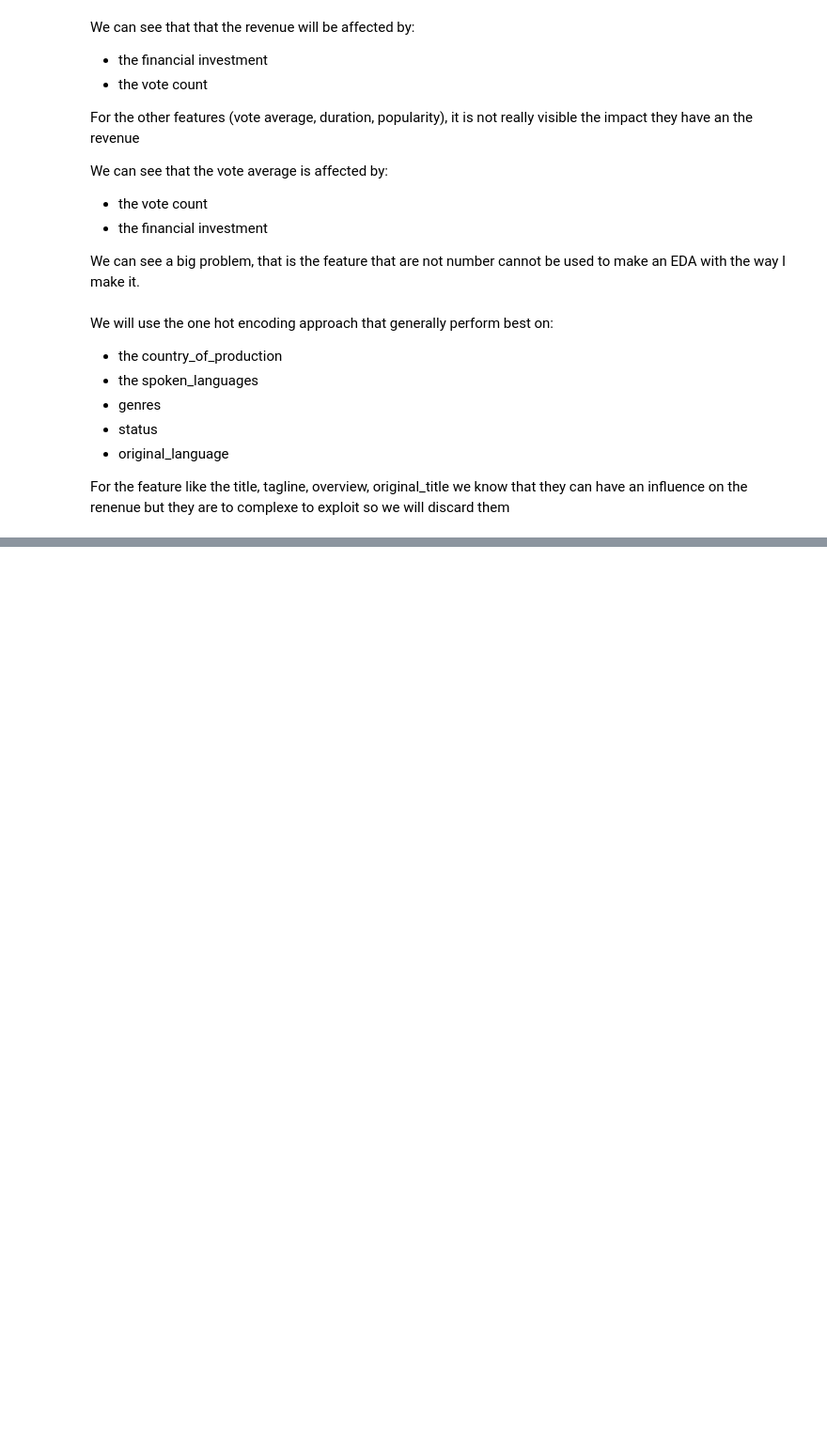
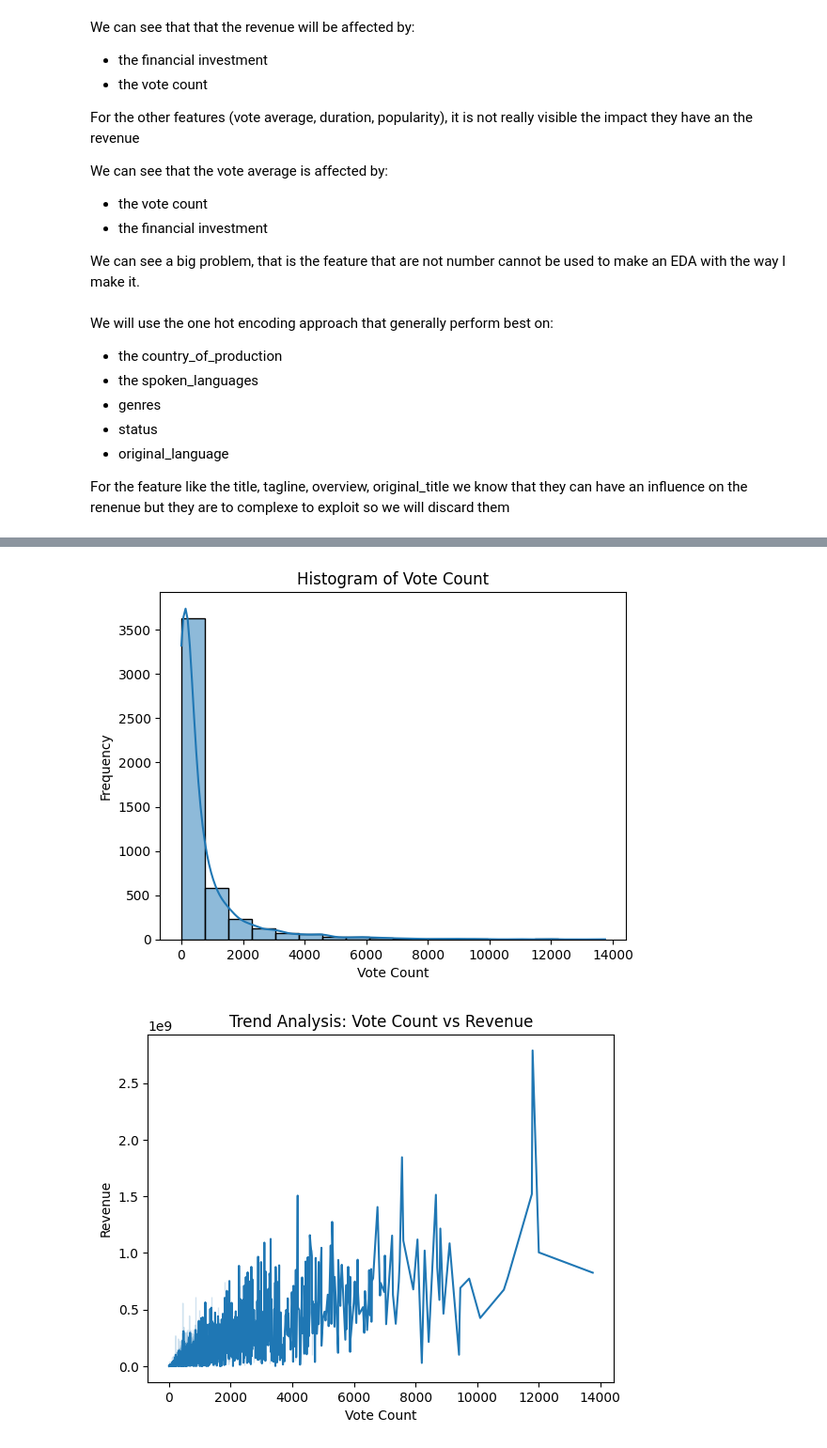
Before and after one commit to corentinmaillard/IA_Project, a Jupyter notebook: file.ipynb, the cells around one changed output, grey strips where cells are left out. Shown: that part at 94% size. Cells and saved outputs as stored; diff of their text form; code cells hidden in the pictures; blank space fills up the shorter version.

```diff
--- a/file.ipynb
+++ b/file.ipynb
@@ -234,0 +262,14 @@ data_combind
+# %%
+sns.histplot(data_combind['vote_count'], bins=18, kde=True)
+plt.title('Histogram of Vote Count')
+plt.xlabel('Vote Count')
+plt.ylabel('Frequency')
+plt.show()
+sns.lineplot(x='vote_count', y='revenue', data=data_combind)
+plt.title('Trend Analysis: Vote Count vs Revenue')
+plt.xlabel('Vote Count')
+plt.ylabel('Revenue')
+plt.show()
+# %% [output]
+[figure, added]
+[figure, added]
```
Also changed, not shown: parts of 6 cells of this notebook, 1 other file.
